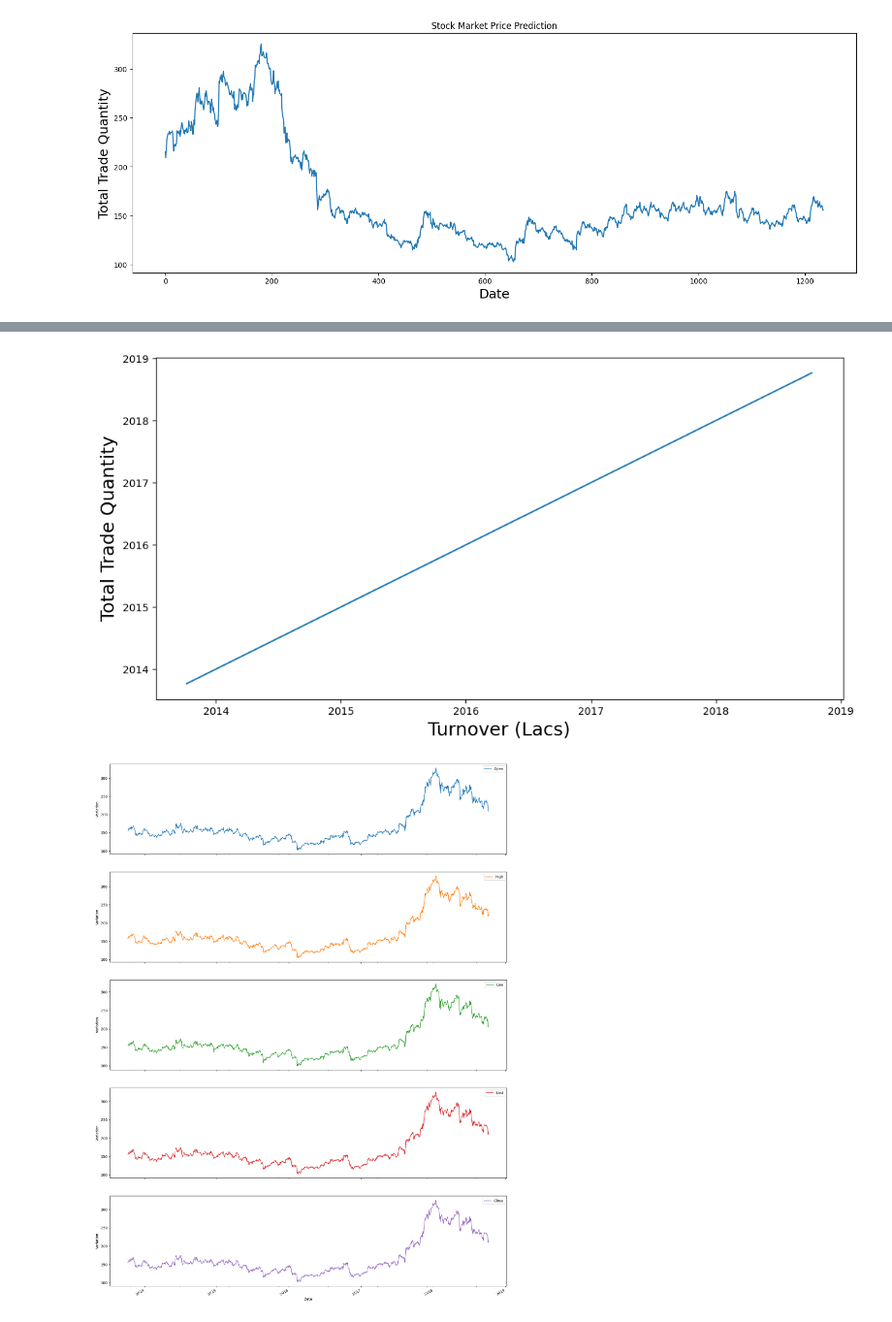
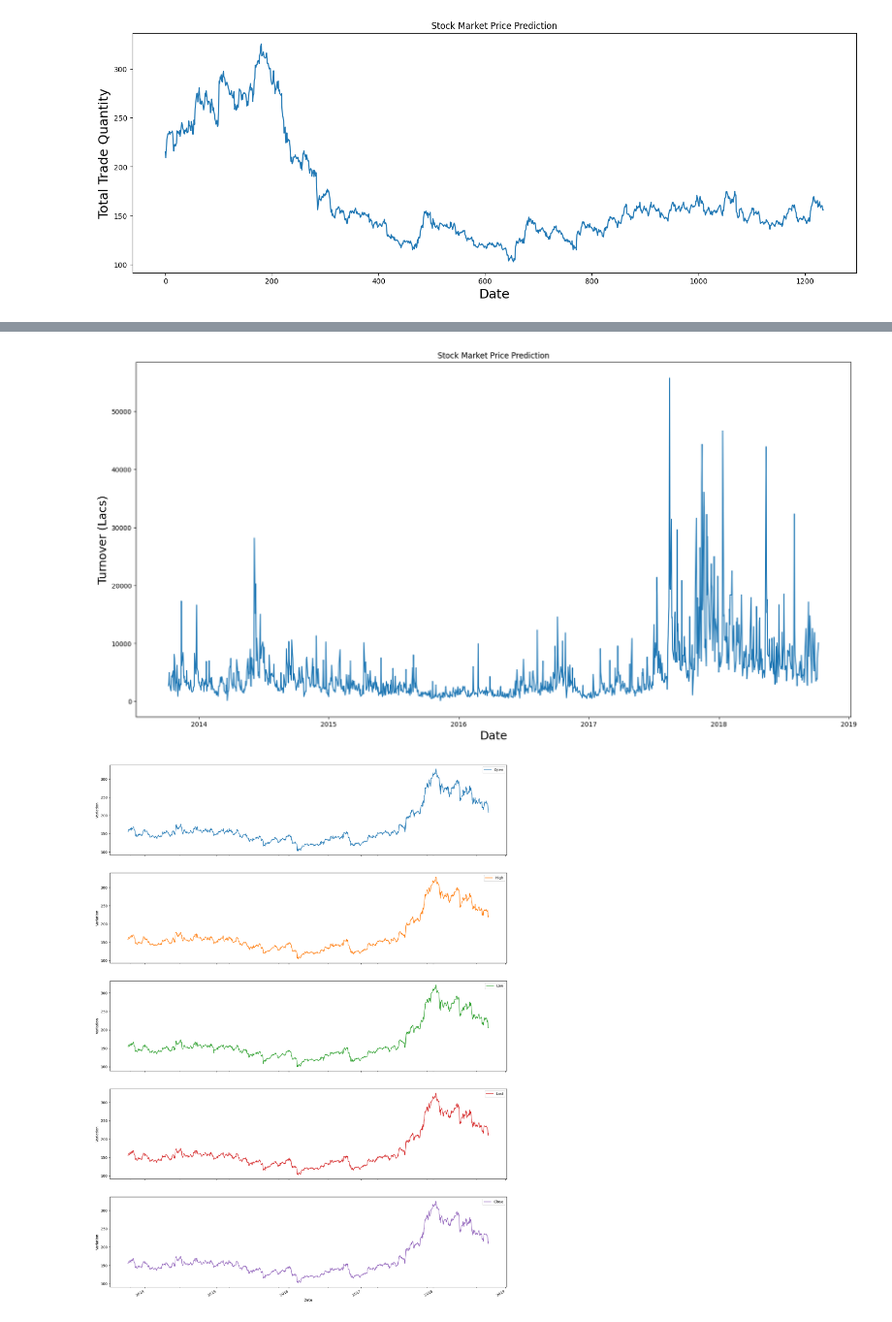
Before and after one commit to aakshay001/CodeClauseInternship, a Jupyter notebook: Stock_Price_Prediction/Stock Market Prediction.ipynb, the cells around one changed output, grey strips where cells are left out. Shown at 97% size. Cells and saved outputs as stored; diff of their text form; code cells hidden in the pictures.

```diff
--- a/Stock_Price_Prediction/Stock Market Prediction.ipynb
+++ b/Stock_Price_Prediction/Stock Market Prediction.ipynb
@@ -313,11 +279,13 @@ plt.plot(df["Open"], label='ClosePriceHist')
-# %%
-plt.figure(figsize=(12,6))
-plt.plot(df['Date'])
-plt.xlabel('Turnover (Lacs)', fontsize=18)
-plt.ylabel('Total Trade Quantity', fontsize=18)
-plt.show()
-# %% [output]
-[figure, removed]
+# %%
+df.index = df['Date']
+plt.figure(figsize=(20, 10))
+plt.plot(df["Turnover (Lacs)"], label='ClosePriceHist')
+plt.title("Stock Market Price Prediction")
+plt.xlabel('Date', fontsize=18)
+plt.ylabel('Turnover (Lacs)', fontsize=18)
+plt.show()
+# %% [output]
+[figure, added]
 # %%
 cols_plot = ['Open','High','Low','Last','Close']
 axes = df[cols_plot].plot(alpha = 1, figsize=(20, 30), subplots = True)
```
Also changed, not shown: parts of 14 cells of this notebook.
